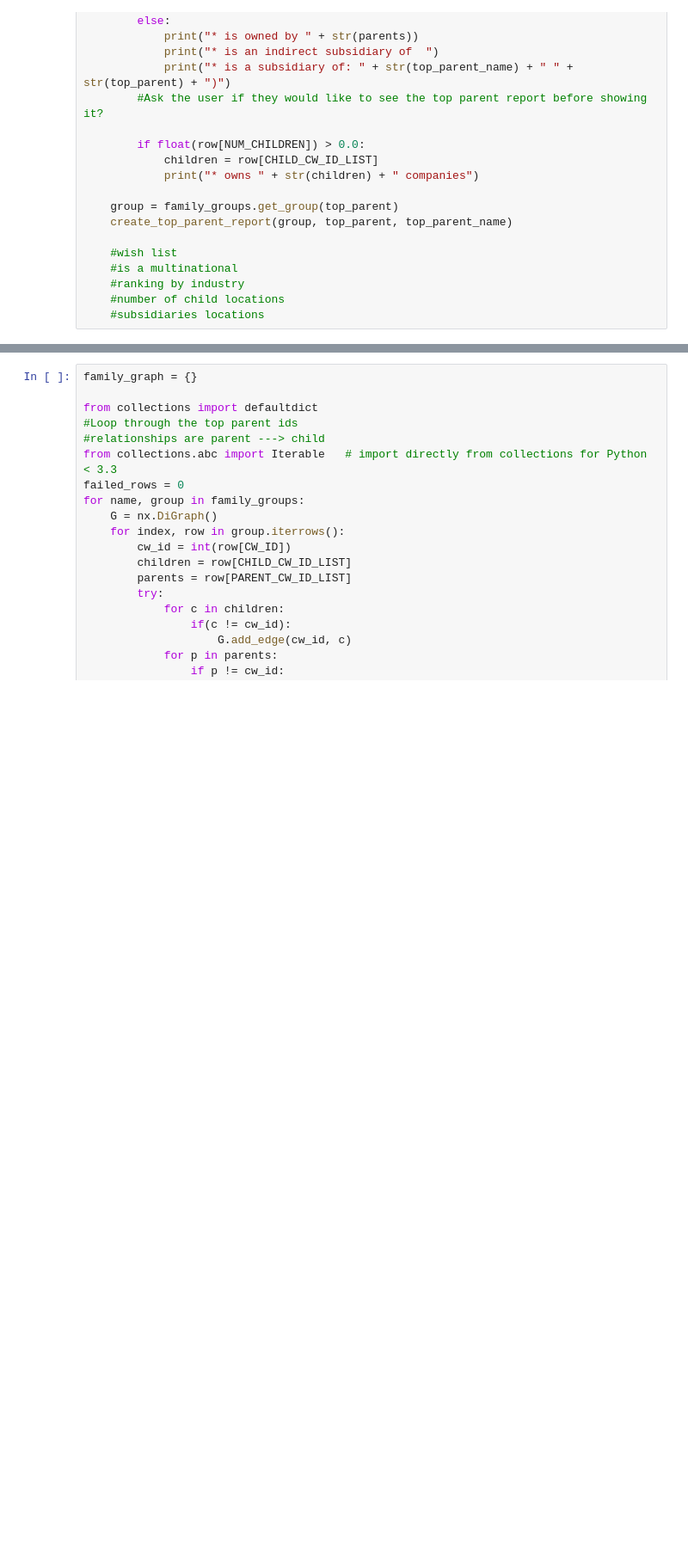
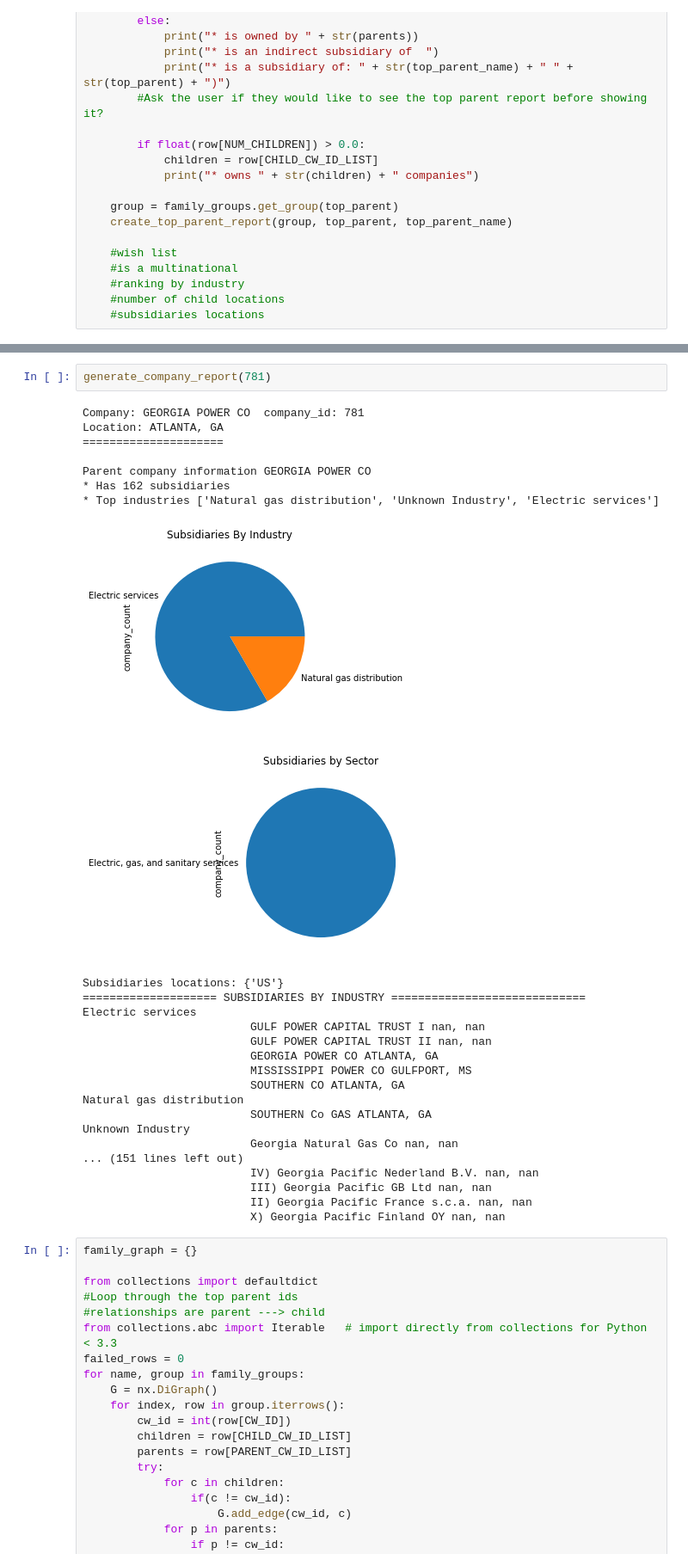
Before and after one commit to prakharchandna/info202project, a Jupyter notebook: company_report.ipynb, the cells around one changed output, grey strips where cells are left out. Shown at 86% size. Drawn from its saved outputs; the diff is of its cells as text; blank space fills up the shorter version.

```diff
--- a/company_report.ipynb
+++ b/company_report.ipynb
@@ -257,3 +260,32 @@ generate_company_report(781)
+# %%
+generate_company_report(781)
+# %% [output]
+Company: GEORGIA POWER CO  company_id: 781
+Location: ATLANTA, GA
+=====================
+
+Parent company information GEORGIA POWER CO
+* Has 162 subsidiaries
+* Top industries ['Natural gas distribution', 'Unknown Industry', 'Electric services']
+[figure, added]
+[figure, added]
+Subsidiaries locations: {'US'}
+==================== SUBSIDIARIES BY INDUSTRY =============================
+Electric services
+                         GULF POWER CAPITAL TRUST I nan, nan
+                         GULF POWER CAPITAL TRUST II nan, nan
+                         GEORGIA POWER CO ATLANTA, GA
+                         MISSISSIPPI POWER CO GULFPORT, MS
+                         SOUTHERN CO ATLANTA, GA
+Natural gas distribution
+                         SOUTHERN Co GAS ATLANTA, GA
+Unknown Industry
+                         Georgia Natural Gas Co nan, nan
+... (151 lines left out)
+                         IV) Georgia Pacific Nederland B.V. nan, nan
+                         III) Georgia Pacific GB Ltd nan, nan
+                         II) Georgia Pacific France s.c.a. nan, nan
+                         X) Georgia Pacific Finland OY nan, nan
 # %%
 family_graph = {}
 
```
Also changed, not shown: parts of 6 cells of this notebook.
